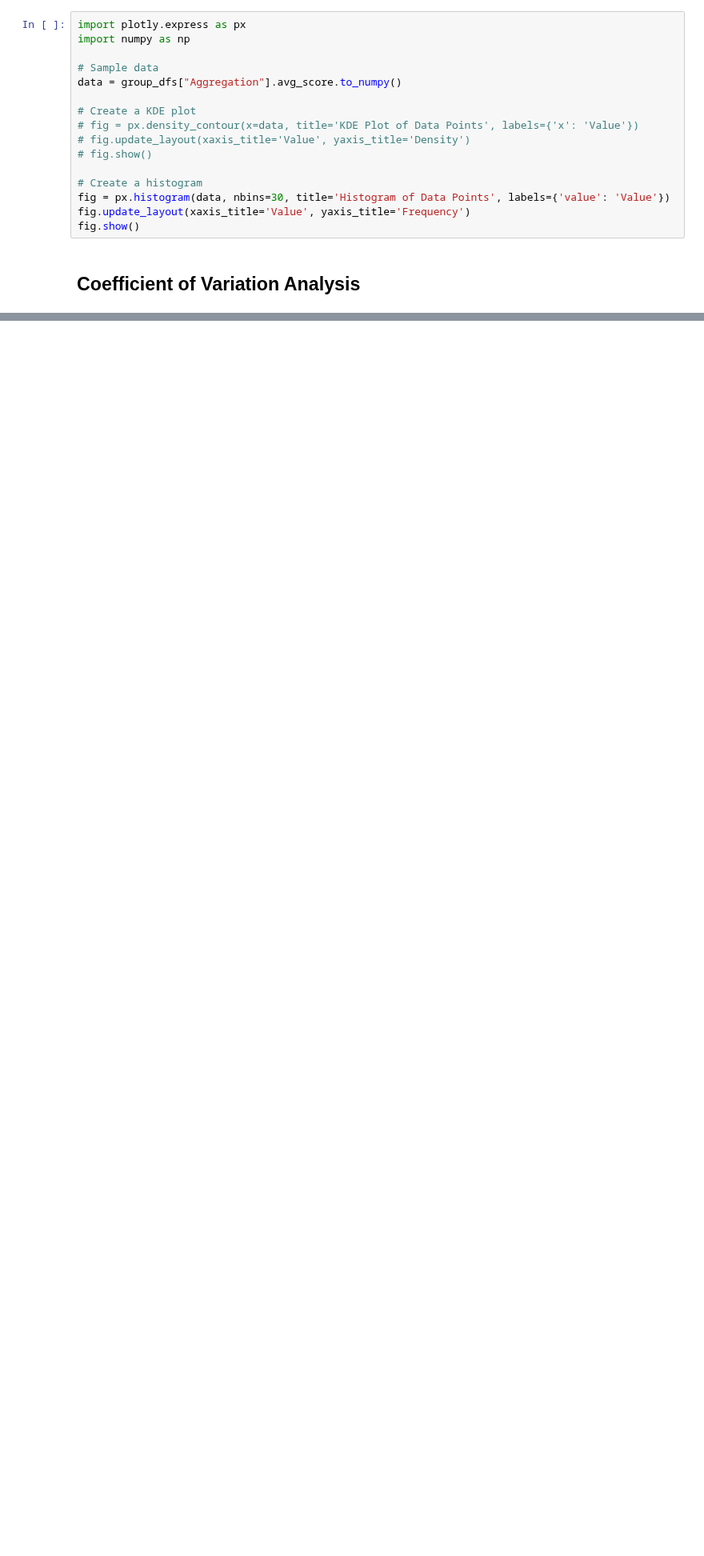
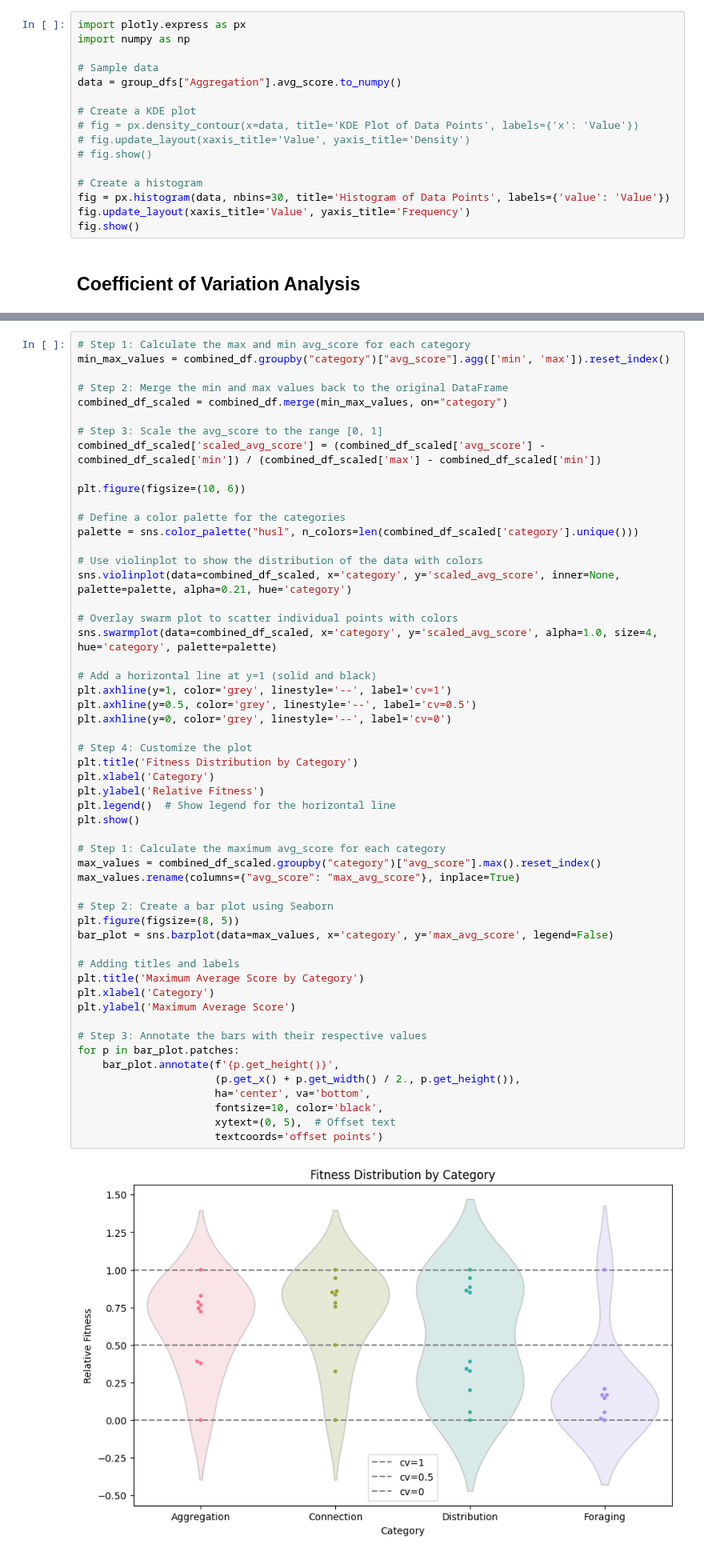
Before and after one commit to julianjandeleit/thesis_llm_collective_behavior_generation, a Jupyter notebook: analysis_notebooks/automode_analysis.ipynb, the cells around one changed output, grey strips where cells are left out. Shown at 80% size. Cells and saved outputs as stored; diff of their text form; blank space fills up the shorter version.

```diff
--- a/analysis_notebooks/automode_analysis.ipynb
+++ b/analysis_notebooks/automode_analysis.ipynb
@@ -123,0 +121,56 @@ plt.show()
+# %%
+# Step 1: Calculate the max and min avg_score for each category
+min_max_values = combined_df.groupby("category")["avg_score"].agg(['min', 'max']).reset_index()
+
+# Step 2: Merge the min and max values back to the original DataFrame
+combined_df_scaled = combined_df.merge(min_max_values, on="category")
+
+# Step 3: Scale the avg_score to the range [0, 1]
+combined_df_scaled['scaled_avg_score'] = (combined_df_scaled['avg_score'] - combined_df_scaled['min']) / (combined_df_scaled['max'] - combined_df_scaled['min'])
+
+plt.figure(figsize=(10, 6))
+
+# Define a color palette for the categories
+palette = sns.color_palette("husl", n_colors=len(combined_df_scaled['category'].unique()))
+
+# Use violinplot to show the distribution of the data with colors
+sns.violinplot(data=combined_df_scaled, x='category', y='scaled_avg_score', inner=None, palette=palette, alpha=0.21, hue='category')
+
+# Overlay swarm plot to scatter individual points with colors
+sns.swarmplot(data=combined_df_scaled, x='category', y='scaled_avg_score', alpha=1.0, size=4, hue='category', palette=palette)
+
+# Add a horizontal line at y=1 (solid and black)
+plt.axhline(y=1, color='grey', linestyle='--', label='cv=1')
+plt.axhline(y=0.5, color='grey', linestyle='--', label='cv=0.5')
+plt.axhline(y=0, color='grey', linestyle='--', label='cv=0')
+
+# Step 4: Customize the plot
+plt.title('Fitness Distribution by Category')
+plt.xlabel('Category')
+plt.ylabel('Relative Fitness')
+plt.legend()  # Show legend for the horizontal line
+plt.show()
+
+# Step 1: Calculate the maximum avg_score for each category
+max_values = combined_df_scaled.groupby("category")["avg_score"].max().reset_index()
+max_values.rename(columns={"avg_score": "max_avg_score"}, inplace=True)
+
+# Step 2: Create a bar plot using Seaborn
+plt.figure(figsize=(8, 5))
+bar_plot = sns.barplot(data=max_values, x='category', y='max_avg_score', legend=False)
+
+# Adding titles and labels
+plt.title('Maximum Average Score by Category')
+plt.xlabel('Category')
+plt.ylabel('Maximum Average Score')
+
+# Step 3: Annotate the bars with their respective values
+for p in bar_plot.patches:
+    bar_plot.annotate(f'{p.get_height()}',
+                      (p.get_x() + p.get_width() / 2., p.get_height()),
+                      ha='center', va='bottom',
+                      fontsize=10, color='black',
+                      xytext=(0, 5),  # Offset text
+                      textcoords='offset points')
+# %% [output]
+[figure, added]
```
Also changed, not shown: parts of 6 cells of this notebook, 8 other files.
